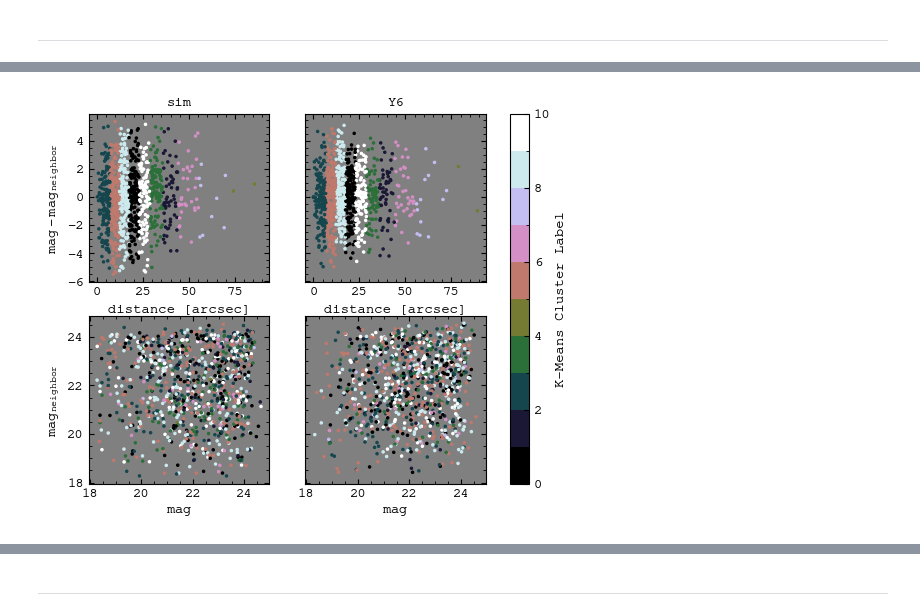
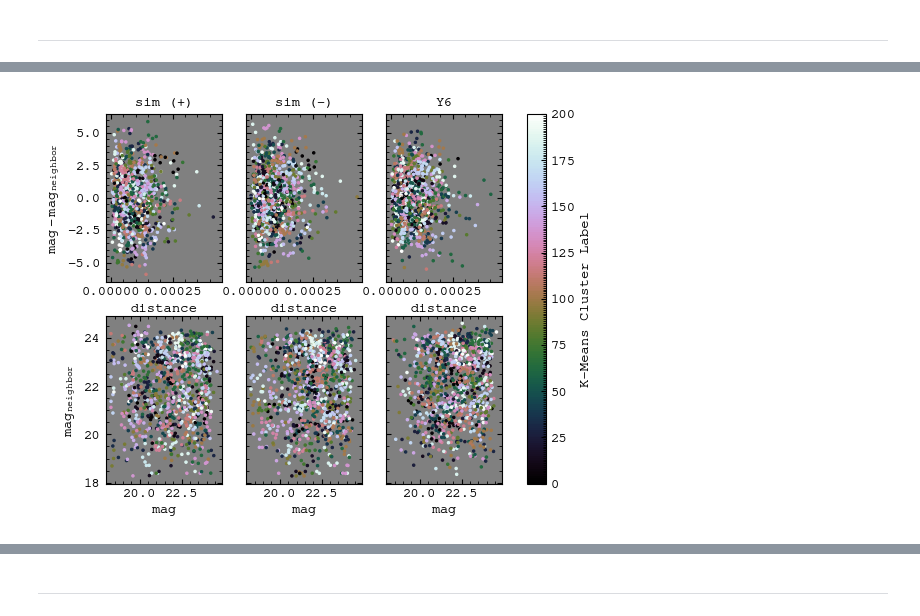
Before and after one commit to sidneymau/des-y6-image-sims-analysis, a Jupyter notebook: notebooks/2025_03_03_reweighting/dev.ipynb, the cells around one changed output, grey strips where cells are left out. Saved outputs shown, nothing was run; the diff lists cells and outputs as text; code cells hidden in the pictures.

```diff
--- a/notebooks/2025_03_03_reweighting/dev.ipynb
+++ b/notebooks/2025_03_03_reweighting/dev.ipynb
@@ -253,17 +328,23 @@ X_y6 = np.stack([neighbor_distance_y6, source_magnitude_y6, neighbor_magnitude_y
 # %%
-N_CLUSTERS = 10
+N_CLUSTERS = 200
 # %%
 kmeans = KMeans(
     n_clusters=N_CLUSTERS,
     random_state=0,
 ).fit(
-    X_sim,
+    scaler.transform(X_sim),
     sample_weight=W_sim,
 )
 # %%
-y_sim = kmeans.predict(X_sim)
+# y_sim = kmeans.predict(scaler.transform(X_sim))
+
+X_sim_plus = np.stack([np.log10(neighbor_distance_sim_plus), source_magnitude_sim_plus, neighbor_magnitude_sim_plus], axis=-1)
+y_sim_plus = kmeans.predict(scaler.transform(X_sim_plus))
+
+X_sim_minus = np.stack([np.log10(neighbor_distance_sim_minus), source_magnitude_sim_minus, neighbor_magnitude_sim_minus], axis=-1)
+y_sim_minus = kmeans.predict(scaler.transform(X_sim_minus))
 # %%
-y_y6 = kmeans.predict(X_y6)
+y_y6 = kmeans.predict(scaler.transform(X_y6))
 # %%
 cmap = mpl.cm.cubehelix
 bounds = np.unique(kmeans.labels_)
@@ -271,75 +352,98 @@ bounds = np.append(bounds, bounds[-1] + 1)
 norm = mpl.colors.BoundaryNorm(bounds, cmap.N)
 
 N_SUBSAMPLE = 1_000
-_sim_subsample = rng.choice(len(X_sim), N_SUBSAMPLE, replace=False)
+_sim_subsample_plus = rng.choice(len(X_sim_plus), N_SUBSAMPLE, replace=False)
+_sim_subsample_minus = rng.choice(len(X_sim_minus), N_SUBSAMPLE, replace=False)
+
 _y6_subsample = rng.choice(len(X_y6), N_SUBSAMPLE, replace=False)
 
-fig, axs = plt.subplots(2, 2, sharex="row", sharey="row")
+fig, axs = plt.subplots(2, 3, sharex="row", sharey="row")
 
 for ax in axs.ravel():
     ax.set_facecolor("grey")
 
 axs[0, 0].scatter(
-    X_sim[_sim_subsample, 0],
-    X_sim[_sim_subsample, 1] - X_sim[_sim_subsample, 2],
-    c=y_sim[_sim_subsample],
+    10**X_sim_plus[_sim_subsample_plus, 0],
+    X_sim_plus[_sim_subsample_plus, 1] - X_sim_plus[_sim_subsample_plus, 2],
+    c=y_sim_plus[_sim_subsample_plus],
     cmap=cmap,
     norm=norm,
     s=12,
 )
-axs[0, 0].set_xlabel("distance [arcsec]")
+axs[0, 0].set_xlabel("distance")
 axs[0, 0].set_ylabel("$mag - mag_{neighbor}$")
 
 axs[0, 1].scatter(
-    X_y6[_y6_subsample, 0],
+    10**X_sim_minus[_sim_subsample_minus, 0],
+    X_sim_minus[_sim_subsample_minus, 1] - X_sim_minus[_sim_subsample_minus, 2],
+    c=y_sim_minus[_sim_subsample_minus],
+    cmap=cmap,
+    norm=norm,
+    s=12,
+)
+axs[0, 1].set_xlabel("distance")
+# axs[0, 1].set_ylabel("$mag - mag_{neighbor}$")
+
+axs[0, 2].scatter(
+    10**X_y6[_y6_subsample, 0],
     X_y6[_y6_subsample, 1] - X_y6[_y6_subsample, 2],
     c=y_y6[_y6_subsample],
     cmap=cmap,
     norm=norm,
     s=12,
 )
-axs[0, 1].set_xlabel("distance [arcsec]")
-# axs[0, 1].set_ylabel("$mag - mag_{neighbor}$")
+axs[0, 2].set_xlabel("distance")
+# axs[0, 2].set_ylabel("$mag - mag_{neighbor}$")
 
 axs[1, 0].scatter(
-    X_sim[_sim_subsample, 1],
-    X_sim[_sim_subsample, 2],
-    c=y_sim[_sim_subsample],
+    X_sim_plus[_sim_subsample_plus, 1],
+    X_sim_plus[_sim_subsample_plus, 2],
+    c=y_sim_plus[_sim_subsample_plus],
     cmap=cmap,
     norm=norm,
     s=12,
 )
 axs[1, 0].set_xlabel("$mag$")
 axs[1, 0].set_ylabel("$mag_{neighbor}$")
 
 axs[1, 1].scatter(
+    X_sim_minus[_sim_subsample_minus, 1],
+    X_sim_minus[_sim_subsample_minus, 2],
+    c=y_sim_minus[_sim_subsample_minus],
+    cmap=cmap,
+    norm=norm,
+    s=12,
+)
+axs[1, 1].set_xlabel("$mag$")
+# axs[1, 1].set_ylabel("$mag_{neighbor}$")
+
+axs[1, 2].scatter(
     X_y6[_y6_subsample, 1],
     X_y6[_y6_subsample, 2],
     c=y_y6[_y6_subsample],
     cmap=cmap,
     norm=norm,
     s=12,
 )
-axs[1, 1].set_xlabel("$mag$")
-# axs[1, 1].set_ylabel("$mag_{neighbor}$")
+axs[1, 2].set_xlabel("$mag$")
+# axs[1, 2].set_ylabel("$mag_{neighbor}$")
 
-axs[0, 0].set_title("sim")
-axs[0, 1].set_title("Y6")
+axs[0, 0].set_title("sim (+)")
+axs[0, 1].set_title("sim (-)")
+axs[0, 2].set_title("Y6")
 
 # fig.supxlabel("nearest neighbor distance [arcsec]")
 # fig.supylabel("$mag - mag_{neighbor}$")
 
 cb = fig.colorbar(
     mpl.cm.ScalarMappable(norm=norm, cmap=cmap),
     ax=axs.ravel(),
     label="K-Means Cluster Label",
     spacing="proportional",
 )
-# this is quite the hack...
-# cb.set_ticks(bounds[:-1] + 0.5)
-# cb.update_ticks()
-# cb.set_ticklabels(bounds[:-1])
+cb.locator = mpl.ticker.MaxNLocator(nbins="auto", integer=True)
+cb.minor_locator = mpl.ticker.NullLocator()
 
 plt.show()
 # %% [output]
-[figure, old version]
+[figure, new version]
```
Also changed, not shown: parts of 59 cells of this notebook, 1 other file.
